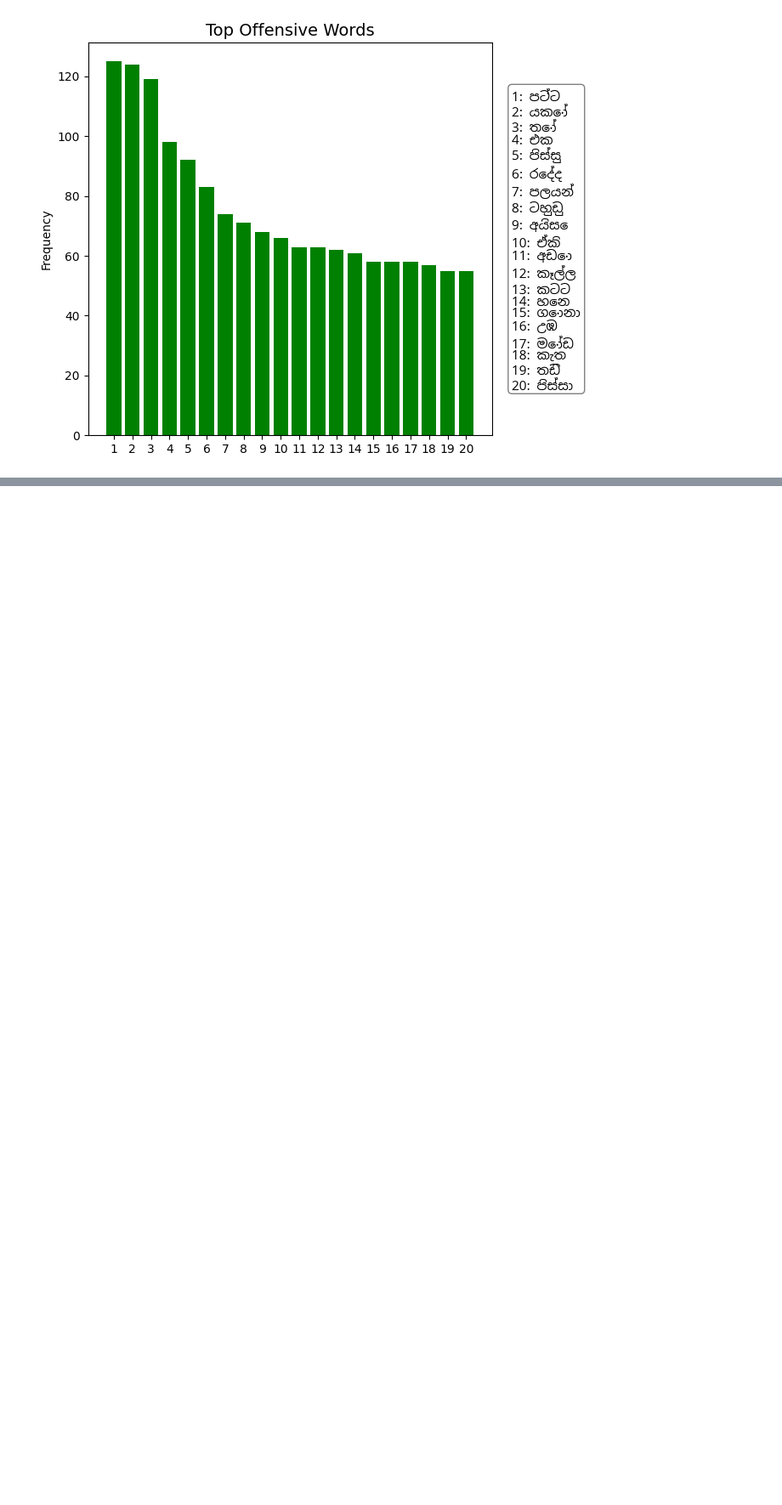
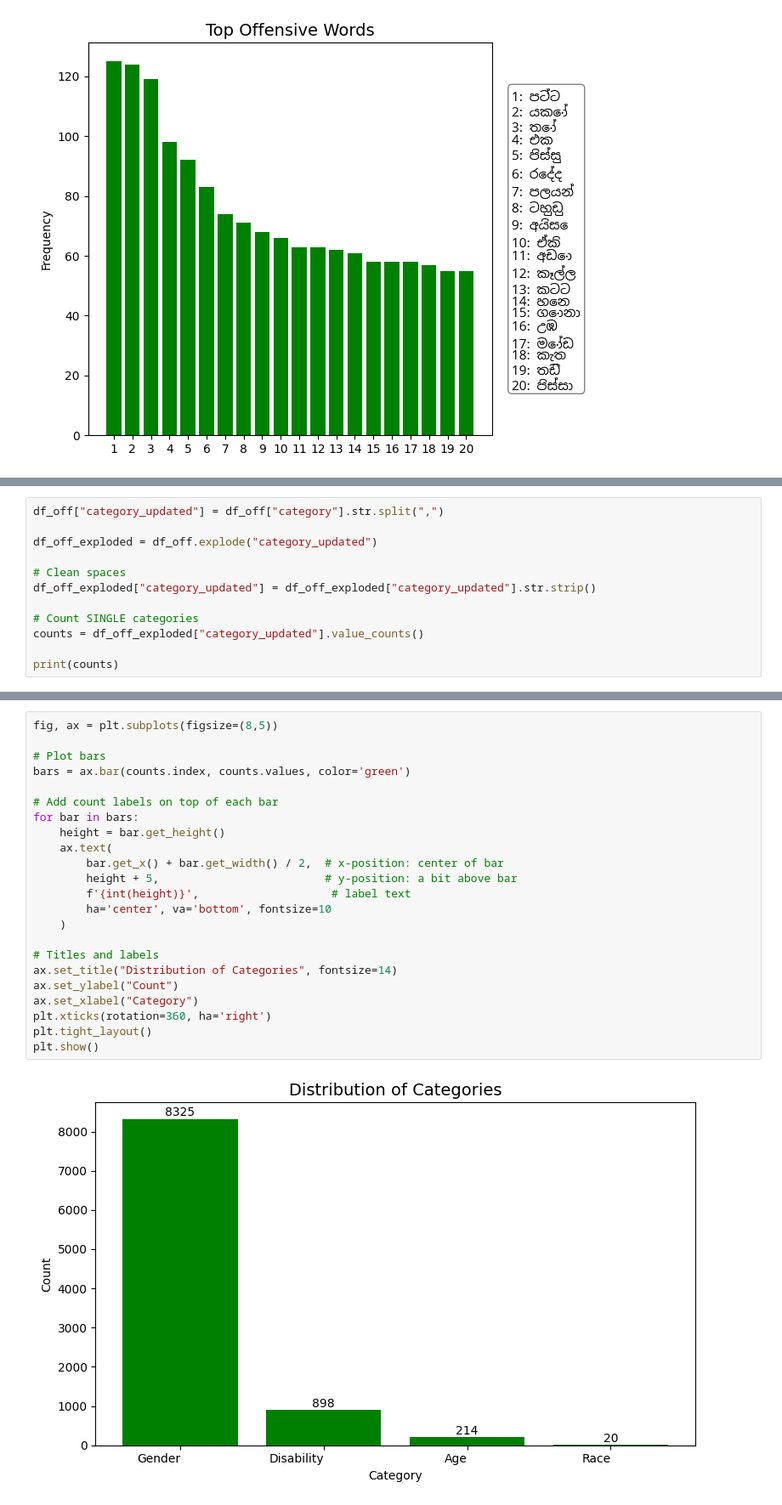
Before and after one commit to FrancescaRomanaBlanda/Taboo-Language, a Jupyter notebook: Sinhala/notebooks/final_analysis.ipynb, the cells around one changed output, grey strips where cells are left out. Shown at 85% size. Drawn from its saved outputs; the diff is of its cells as text; blank space fills up the shorter version.

```diff
--- a/Sinhala/notebooks/final_analysis.ipynb
+++ b/Sinhala/notebooks/final_analysis.ipynb
@@ -170,0 +208,12 @@ plt.show()
+# %%
+df_off["category_updated"] = df_off["category"].str.split(",")
+
+df_off_exploded = df_off.explode("category_updated")
+
+# Clean spaces
+df_off_exploded["category_updated"] = df_off_exploded["category_updated"].str.strip()
+
+# Count SINGLE categories
+counts = df_off_exploded["category_updated"].value_counts()
+
+print(counts)
@@ -170,0 +227,25 @@ plt.show()
+# %%
+fig, ax = plt.subplots(figsize=(8,5))
+
+# Plot bars
+bars = ax.bar(counts.index, counts.values, color='green')
+
+# Add count labels on top of each bar
+for bar in bars:
+    height = bar.get_height()
+    ax.text(
+        bar.get_x() + bar.get_width() / 2,  # x-position: center of bar
+        height + 5,                         # y-position: a bit above bar
+        f'{int(height)}',                    # label text
+        ha='center', va='bottom', fontsize=10
+    )
+
+# Titles and labels
+ax.set_title("Distribution of Categories", fontsize=14)
+ax.set_ylabel("Count")
+ax.set_xlabel("Category")
+plt.xticks(rotation=360, ha='right')
+plt.tight_layout()
+plt.show()
+# %% [output]
+[figure, added]
```
Also changed, not shown: parts of 20 cells of this notebook, 17 other files.
